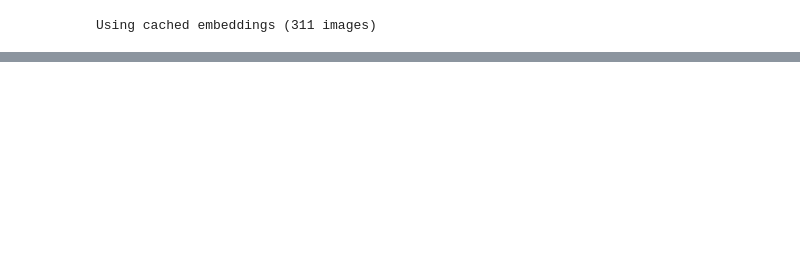
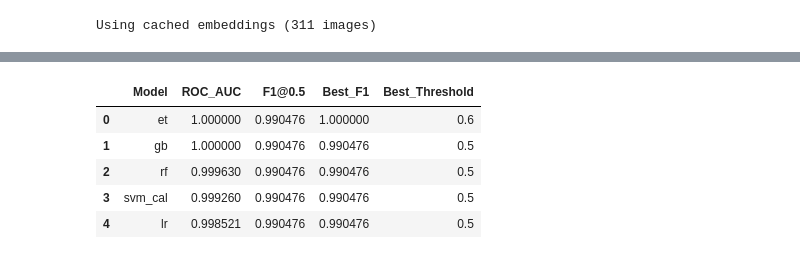
Before and after one commit to tu-hoccode/project, a Jupyter notebook: processing/final.ipynb, the cells around one changed output, grey strips where cells are left out. Saved outputs shown, nothing was run; the diff lists cells and outputs as text; code cells hidden in the pictures; blank space fills up the shorter version.

```diff
--- a/processing/final.ipynb
+++ b/processing/final.ipynb
@@ -321,0 +230,55 @@ Saved decision threshold → outputs_logreg/artifacts/decision_threshold.json
+# %%
+def evaluate_model(name, clf, X_te, y_te):
+    if hasattr(clf, "predict_proba"):
+        proba = clf.predict_proba(X_te)[:, 1]
+    else:
+        scores = clf.decision_function(X_te)
+        smin, smax = scores.min(), scores.max()
+        proba = (scores - smin) / (smax - smin + 1e-9)
+
+    # F1 @ 0.5
+    pred05 = (proba >= 0.5).astype(int)
+    f1_at_05 = f1_score(y_te, pred05)
+
+    # Tìm threshold tối ưu theo F1
+    best_t, best_f1 = 0.5, f1_at_05
+    for t in np.linspace(0.05, 0.95, 19):
+        f1 = f1_score(y_te, (proba >= t).astype(int))
+        if f1 > best_f1:
+            best_f1, best_t = f1, t
+
+    return {
+        "ROC_AUC": roc_auc_score(y_te, proba),
+        "F1@0.5": f1_at_05,
+        "Best_F1": best_f1,
+        "Best_Threshold": best_t,
+    }
+
+# Evaluate tất cả base models
+all_models = {
+    "lr": joblib.load(ARTIFACTS_DIR / "lr.pkl"),
+    "rf": joblib.load(ARTIFACTS_DIR / "rf.pkl"),
+    "gb": joblib.load(ARTIFACTS_DIR / "gb.pkl"),
+    "et": joblib.load(ARTIFACTS_DIR / "et.pkl"),
+    "svm_cal": joblib.load(ARTIFACTS_DIR / "svm_cal.pkl"),
+}
+
+results = {name: evaluate_model(name, clf, X_test_sc, y_test) for name, clf in all_models.items()}
+
+# Hiển thị bảng
+summary_df = (
+    pd.DataFrame.from_dict(results, orient="index")
+    .reset_index()
+    .rename(columns={"index": "Model"})
+    .sort_values(["Best_F1", "ROC_AUC"], ascending=False)
+    .reset_index(drop=True)
+)
+
+display(summary_df)
+# %% [output]
+|  | Model | ROC_AUC | F1@0.5 | Best_F1 | Best_Threshold |
+| 0 | et | 1.000000 | 0.990476 | 1.000000 | 0.6 |
+| 1 | gb | 1.000000 | 0.990476 | 0.990476 | 0.5 |
+| 2 | rf | 0.999630 | 0.990476 | 0.990476 | 0.5 |
+| 3 | svm_cal | 0.999260 | 0.990476 | 0.990476 | 0.5 |
+| 4 | lr | 0.998521 | 0.990476 | 0.990476 | 0.5 |
```
Also changed, not shown: parts of 22 cells of this notebook, 19 other files.
